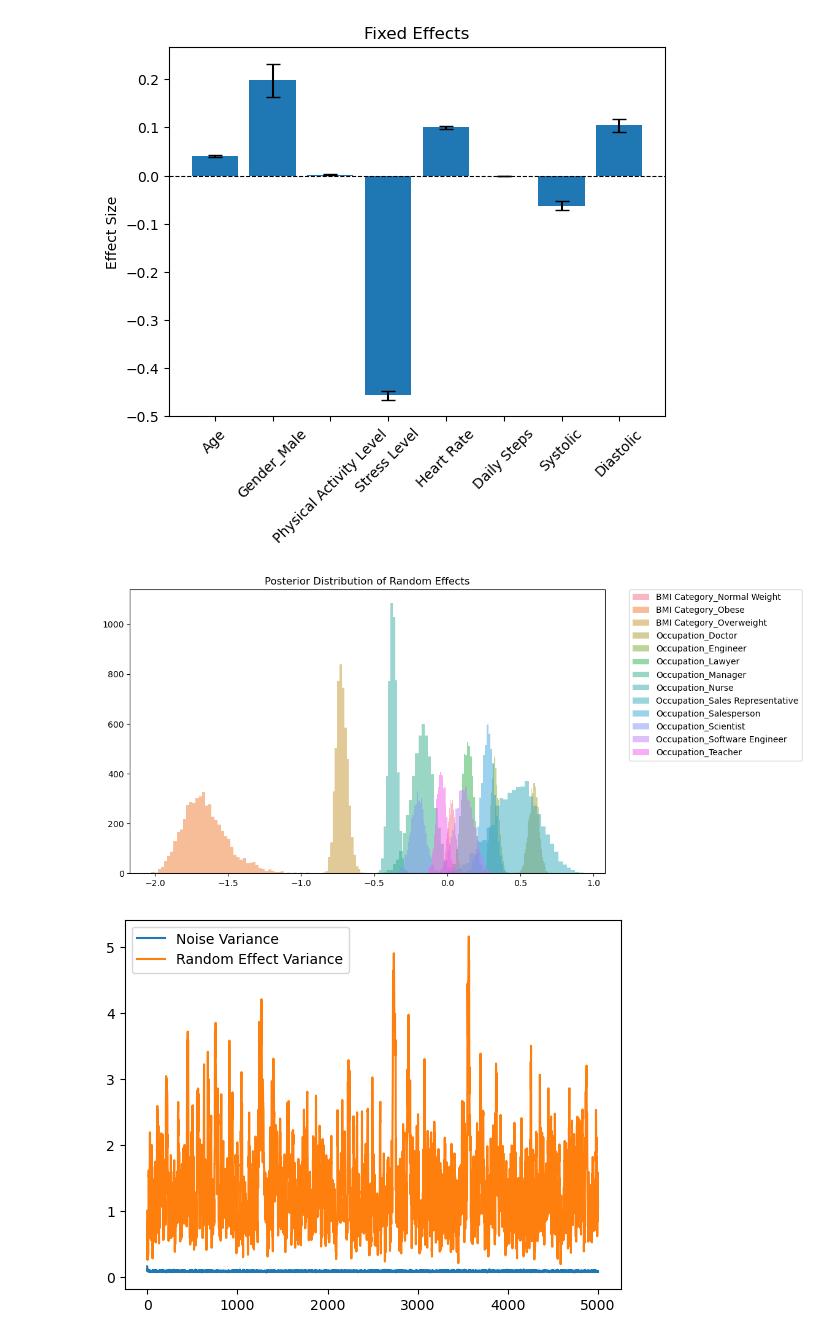
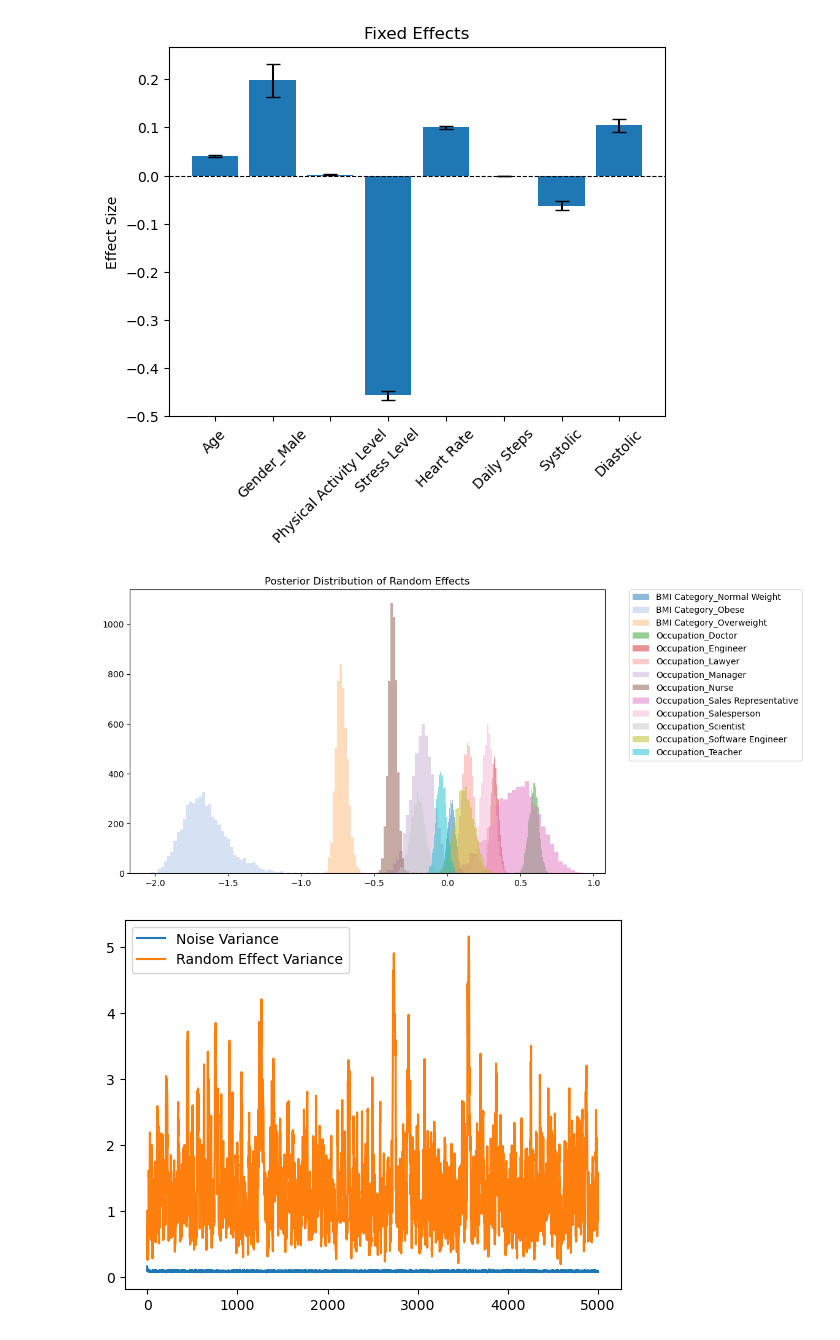
Before and after one commit to whocansavemyhair/Bayesian-Final-24fall, a Jupyter notebook: Final.ipynb, the cells around one changed output. Saved outputs shown, nothing was run; the diff lists cells and outputs as text; code cells hidden in the pictures.

```diff
--- a/Final.ipynb
+++ b/Final.ipynb
@@ -262,19 +263,19 @@ plt.show()
 # %%
 import seaborn as sns
 random_cols = ['BMI Category_Normal Weight', 'BMI Category_Obese', 'BMI Category_Overweight',
                              'Occupation_Doctor', 'Occupation_Engineer', 'Occupation_Lawyer',
                              'Occupation_Manager', 'Occupation_Nurse', 'Occupation_Sales Representative',
                              'Occupation_Salesperson', 'Occupation_Scientist', 'Occupation_Software Engineer',
                              'Occupation_Teacher']
 plt.figure(figsize=(10, 6))
-palette = sns.color_palette("husl", 14)
+colors = plt.cm.tab20(np.linspace(0, 1, 14))
 for i in range(samples_u.shape[1]):
-    plt.hist(samples_u[:, i], bins=50, alpha=0.5, label=random_cols[i],color=palette[i])
+    plt.hist(samples_u[:, i], bins=50, alpha=0.5, label=random_cols[i],color=colors[i])
 plt.legend(bbox_to_anchor=(1.05, 1), loc=2, borderaxespad=0.0)
 plt.title("Posterior Distribution of Random Effects")
 plt.show()
 # %% [output]
-[figure, old version]
+[figure, new version]
 # %%
 plt.plot(samples_sigma_eps, label="Noise Variance")
 plt.plot(samples_sigma_u2, label="Random Effect Variance")
```
Also changed, not shown: parts of 1 cell of this notebook.
